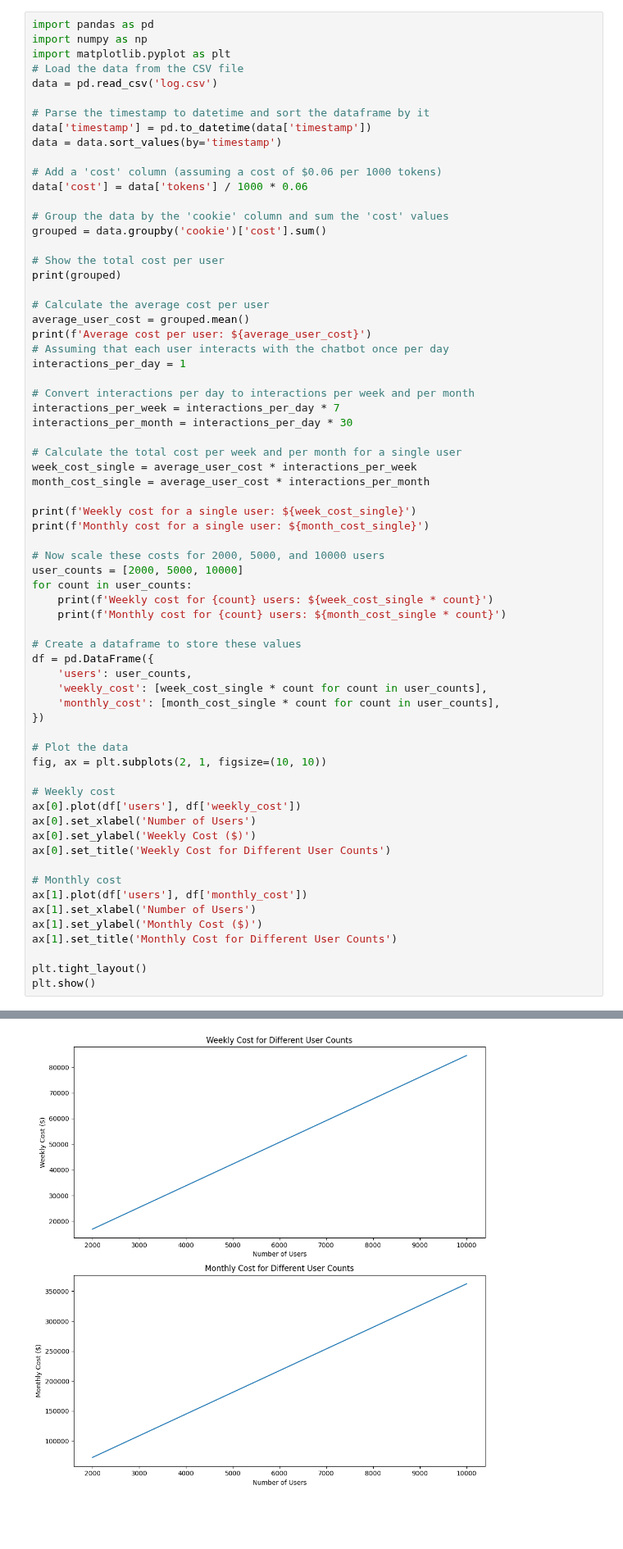
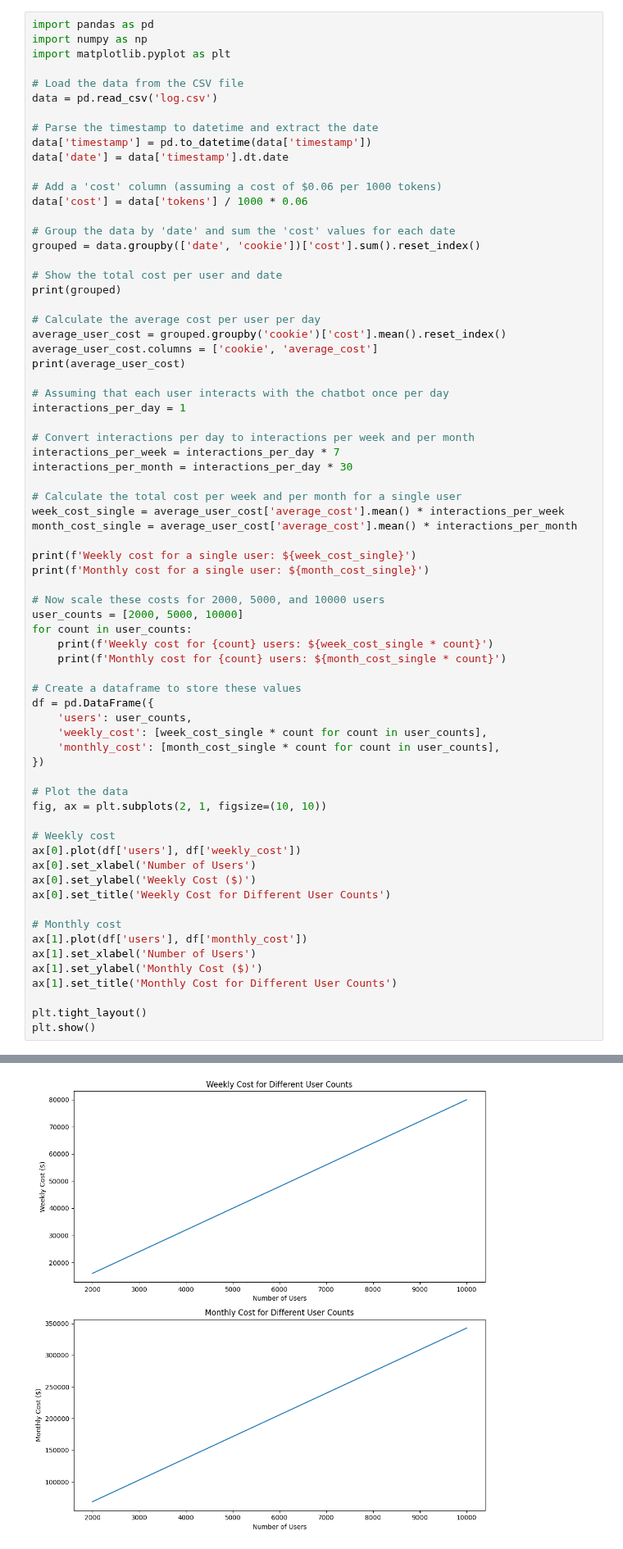
Before and after one commit to Meng-V/smartchatbot, a Jupyter notebook: analytics.ipynb, the cells around one changed output, grey strips where cells are left out. Shown at 82% size. Saved outputs shown, nothing was run; the diff lists cells and outputs as text; blank space fills up the shorter version.

```diff
--- a/analytics.ipynb
+++ b/analytics.ipynb
@@ -2,25 +2,28 @@
 import pandas as pd
 import numpy as np
 import matplotlib.pyplot as plt
+
 # Load the data from the CSV file
 data = pd.read_csv('log.csv')
 
-# Parse the timestamp to datetime and sort the dataframe by it
+# Parse the timestamp to datetime and extract the date
 data['timestamp'] = pd.to_datetime(data['timestamp'])
-data = data.sort_values(by='timestamp')
+data['date'] = data['timestamp'].dt.date
 
 # Add a 'cost' column (assuming a cost of $0.06 per 1000 tokens)
 data['cost'] = data['tokens'] / 1000 * 0.06
 
-# Group the data by the 'cookie' column and sum the 'cost' values
-grouped = data.groupby('cookie')['cost'].sum()
+# Group the data by 'date' and sum the 'cost' values for each date
+grouped = data.groupby(['date', 'cookie'])['cost'].sum().reset_index()
 
-# Show the total cost per user
+# Show the total cost per user and date
 print(grouped)
 
-# Calculate the average cost per user
-average_user_cost = grouped.mean()
-print(f'Average cost per user: ${average_user_cost}')
+# Calculate the average cost per user per day
+average_user_cost = grouped.groupby('cookie')['cost'].mean().reset_index()
+average_user_cost.columns = ['cookie', 'average_cost']
+print(average_user_cost)
+
 # Assuming that each user interacts with the chatbot once per day
 interactions_per_day = 1
 
@@ -29,8 +32,8 @@ interactions_per_week = interactions_per_day * 7
 interactions_per_month = interactions_per_day * 30
 
 # Calculate the total cost per week and per month for a single user
-week_cost_single = average_user_cost * interactions_per_week
-month_cost_single = average_user_cost * interactions_per_month
+week_cost_single = average_user_cost['average_cost'].mean() * interactions_per_week
+month_cost_single = average_user_cost['average_cost'].mean() * interactions_per_month
 
 print(f'Weekly cost for a single user: ${week_cost_single}')
 print(f'Monthly cost for a single user: ${month_cost_single}')
@@ -81,4 +85,4 @@ Monthly cost for 10000 users: $362340.0
-[figure, old version]
+[figure, new version]
 # %%
 # import numpy as np
 # # Define the range of months for which you want to plot the data
```
Also changed, not shown: parts of 1 cell of this notebook, 1 other file.
